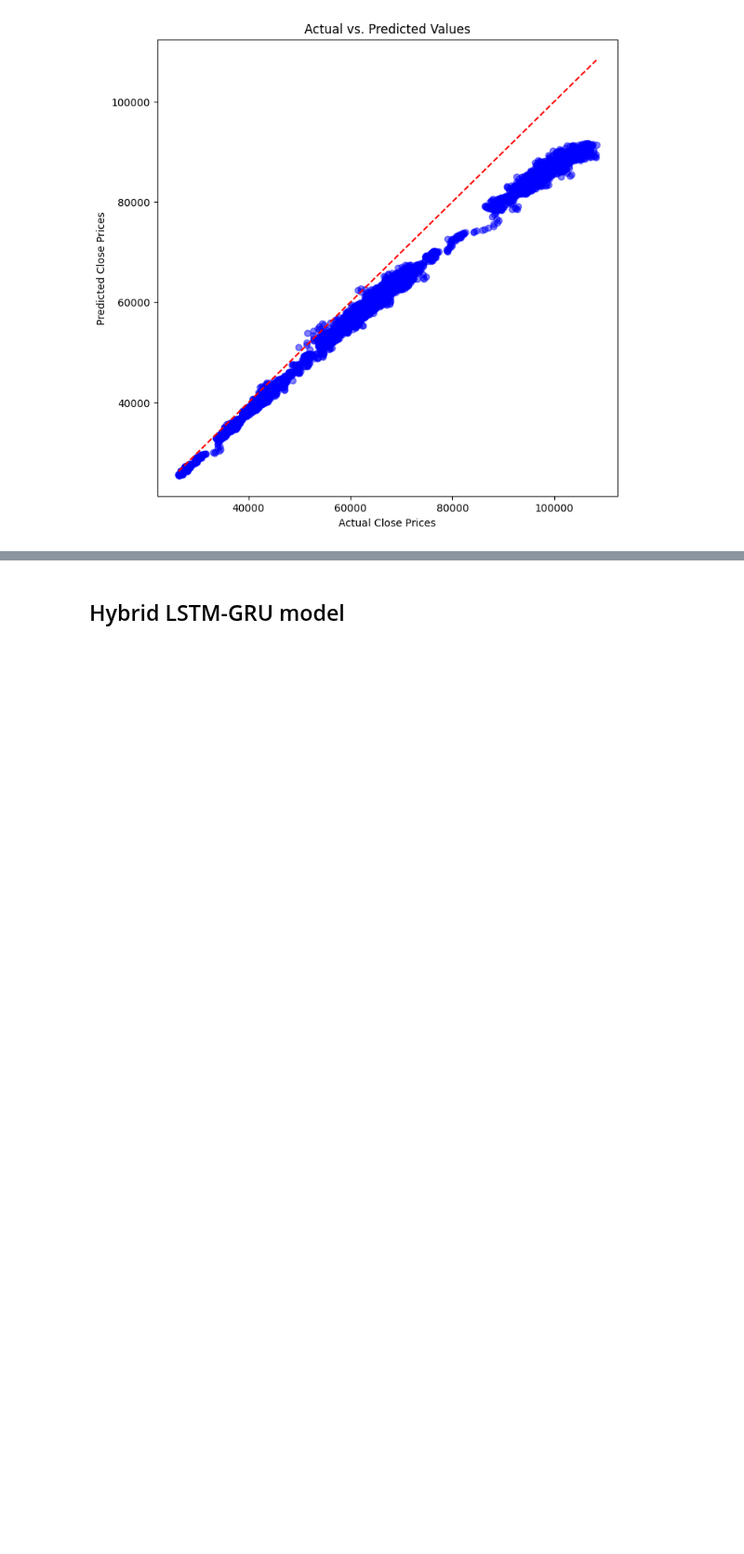
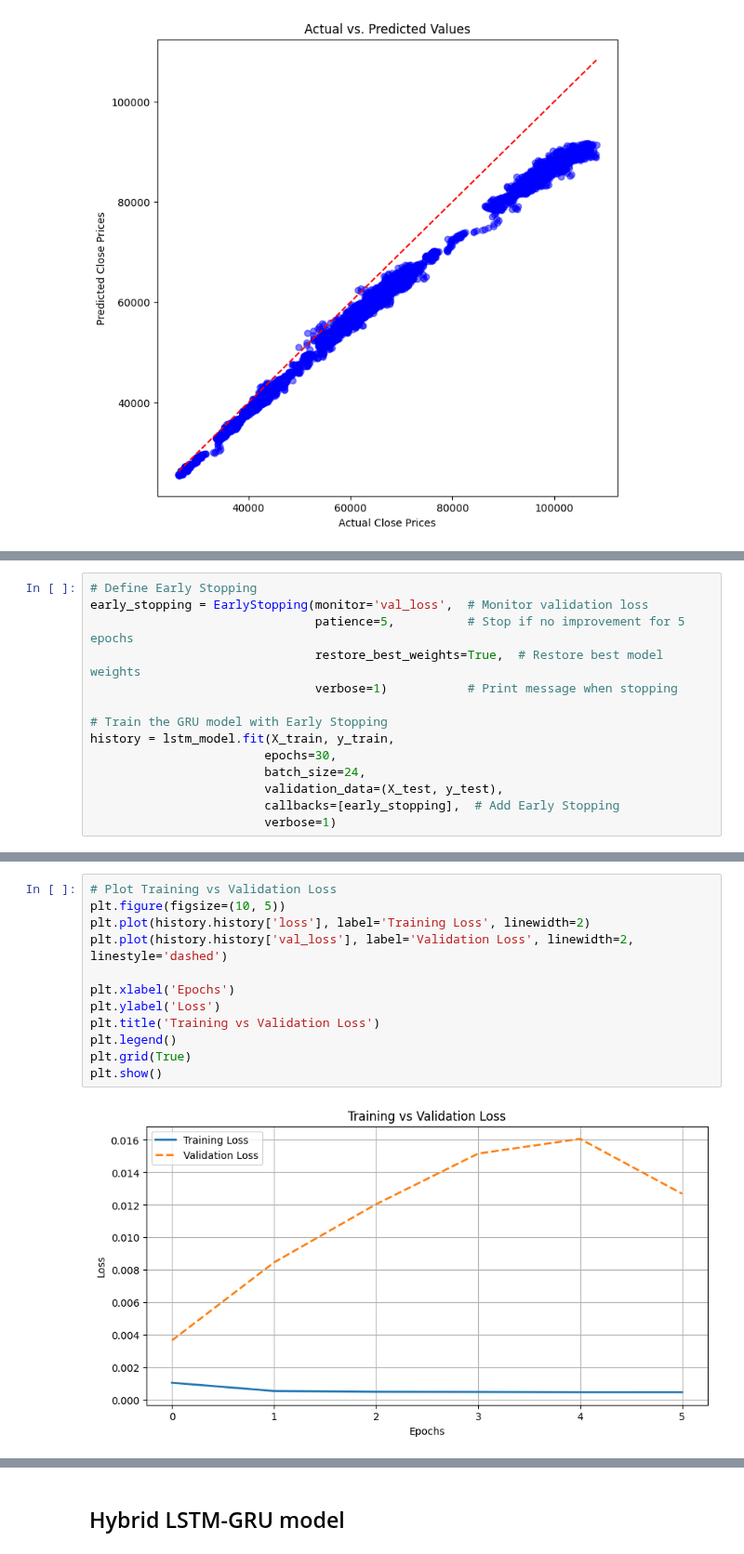
Before and after one commit to alexzheng123/EC331-project, a Jupyter notebook: code/bitcoin_forecasting.ipynb, the cells around one changed output, grey strips where cells are left out. Shown at 93% size. Drawn from its saved outputs; the diff is of its cells as text; blank space fills up the shorter version.

```diff
--- a/code/bitcoin_forecasting.ipynb
+++ b/code/bitcoin_forecasting.ipynb
@@ -268,0 +318,14 @@ plt.show()
+# %%
+# Define Early Stopping
+early_stopping = EarlyStopping(monitor='val_loss',  # Monitor validation loss
+                               patience=5,          # Stop if no improvement for 5 epochs
+                               restore_best_weights=True,  # Restore best model weights
+                               verbose=1)           # Print message when stopping
+
+# Train the GRU model with Early Stopping
+history = lstm_model.fit(X_train, y_train,
+                        epochs=30,
+                        batch_size=24,
+                        validation_data=(X_test, y_test),
+                        callbacks=[early_stopping],  # Add Early Stopping
+                        verbose=1)
@@ -268,0 +347,14 @@ plt.show()
+# %%
+# Plot Training vs Validation Loss
+plt.figure(figsize=(10, 5))
+plt.plot(history.history['loss'], label='Training Loss', linewidth=2)
+plt.plot(history.history['val_loss'], label='Validation Loss', linewidth=2, linestyle='dashed')
+
+plt.xlabel('Epochs')
+plt.ylabel('Loss')
+plt.title('Training vs Validation Loss')
+plt.legend()
+plt.grid(True)
+plt.show()
+# %% [output]
+[figure, added]
```
Also changed, not shown: parts of 10 cells of this notebook.
